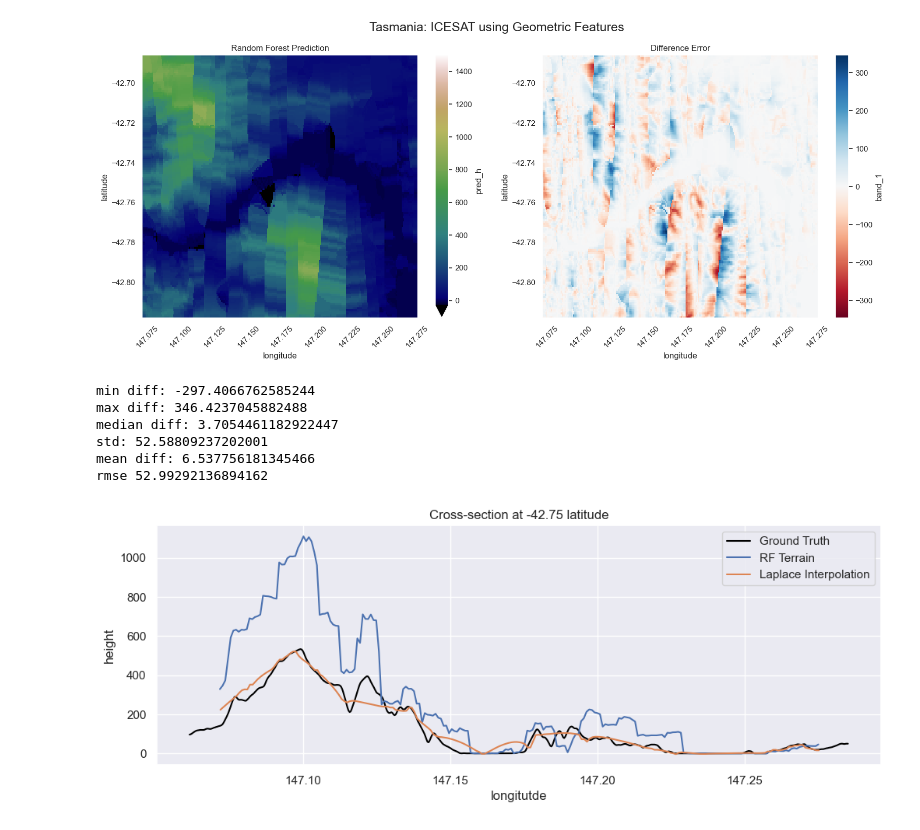
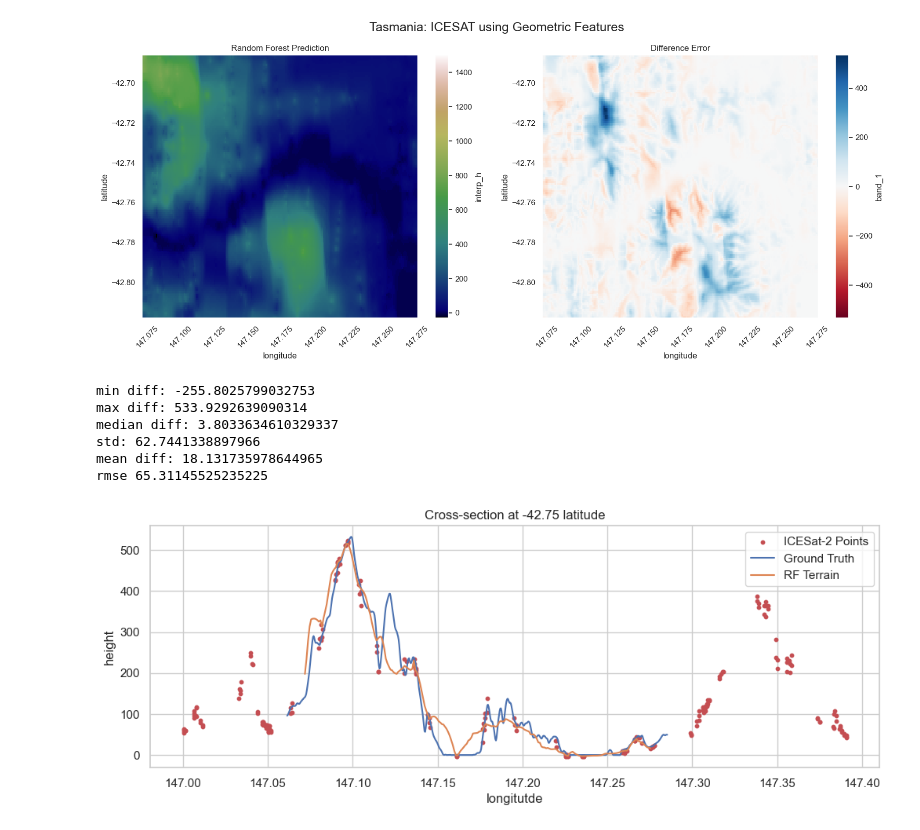
Before and after one commit to leowlk/RF_Terrain, a Jupyter notebook: notebooks/error_metrics.ipynb, the cells around one changed output. Saved outputs shown, nothing was run; the diff lists cells and outputs as text; code cells hidden in the pictures.

Commit message:
add icesat to scatter

```diff
--- a/notebooks/error_metrics.ipynb
+++ b/notebooks/error_metrics.ipynb
@@ -43,7 +43,7 @@ class Analysis:
 # %%
 tasman_ground_truth = '../ICESAT/tasmania/gnd_dem_02.tif'
 # tasman_pred_laplace = '../ICESAT/tasmania/features_tmp/interp_laplace_h.tif'
-tasman_pred_idw = '../ICESAT/tasmania/featres_tmp/tasmania_idw.tif'
+tasman_pred_idw = '../ICESAT/tasmania/features_tmp/unused/interp_idw_h.tif'
 tasman_pred_tin = '../ICESAT/tasmania/tasmania_tin.tif'
 tasman_pred_nni = '../ICESAT/tasmania/tasmania_nni.tif'
 tasman_pred_rf = '../ICESAT/tasmania/results/tasmania_pred_sklearn.tif'
@@ -119,7 +111,7 @@ rmse 530.3296958228087
 tasman = Analysis()
 tasman_ground_truth = '../ICESAT/tasmania/gnd_dem_02.tif'
 tasman.set_ground_truth(tasman_ground_truth)
-tasman.set_test_data(tasman_icesat_geom)
+tasman.set_test_data(tasman_pred_idw)
 # tasman.set_test_data2(tasman_pred_laplace)
 # tasman.difference.band_1.plot()
 
@@ -137,7 +129,6 @@ tasman_dataset1 = tasman.test_data.sel(
 #     x=slice(tasman.ground_truth['x'].min()+0.01, tasman.ground_truth['x'].max()-0.01),
 #     y=slice(tasman.ground_truth['y'].min()+0.01, tasman.ground_truth['y'].max()-0.01)
 # )
-
 
 fig, axes = plt.subplots(nrows=1, ncols=2, figsize=(16,7))
 
@@ -168,17 +159,31 @@ print("mean diff:",np.mean(difference))
 rmse = math.sqrt(np.mean(difference**2))
 print("rmse", rmse)
 # %% [output]
-[figure, old version]
+[figure, new version]
-min diff: -297.4066762585244
-max diff: 346.4237045882488
-median diff: 3.7054461182922447
-std: 52.58809237202001
-mean diff: 6.537756181345466
-rmse 52.99292136894162
+min diff: -255.8025799032753
+max diff: 533.9292639090314
+median diff: 3.8033634610329337
+std: 62.7441338897966
+mean diff: 18.131735978644965
+rmse 65.31145525235225
 # %%
 # cross_section_gnd = tasman_gnd.sel(y=-42.80, method='nearest')
 # cross_section_test = tasman_dataset1.sel(y=-42.80, method='nearest')
+
+taz = r"../ICESAT/tasmania/tasmania.csv"
+icesat = pd.read_csv(taz)
+lats = icesat['lat'][:]
+lons = icesat['lon'][:]
+elevations = icesat['h_te_interp'][:]
+
 target_lat = -42.75
+tolerance = 0.001 # Tolerance range (+/- 0.2 degrees)
+
+indices = np.where((lats >= target_lat - tolerance) & (lats <= target_lat + tolerance))
+# Extract data for the selected latitude range
+s_lons = lons[indices[0]]
+s_elev = elevations[indices[0]]
+
 # tasman_dataset1.band_1.plot(label="ground truth")
 mask = tasman.ground_truth != -9999
 filtered_data = tasman.ground_truth.where(mask, drop=True)
@@ -186,36 +191,38 @@ filtered_data = tasman.ground_truth.where(mask, drop=True)
 
 # filtered_data.band_1.plot(label="ground truth")
 cross_section_gnd = filtered_data.sel(y=target_lat, method='nearest')
 cross_section_test = tasman_dataset1.sel(y=target_lat, method='nearest')
 # cross_section_laplace = tasman_dataset2.sel(y=target_lat, method='nearest')
 
 
 # icesatpoints = pd.read_csv('../ICESAT/tasmania/tasmania.csv')
 # measurement_x = icesatpoints['lon'].values
 # measurement_y = icesatpoints['lat'].values
 # mask = np.abs(measurement_y - -42.71) <= 0.1
 
 # target_y = -42.70
 # tolerance = 0.01
 
 # Filter the y-axis values based on the mask
 # filtered_x = measurement_x[(measurement_y >= target_y - tolerance) & (measurement_y <= target_y + tolerance)]
 # filtered_y = measurement_y[(measurement_y >= target_y - tolerance) & (measurement_y <= target_y + tolerance)]
 
 plt.figure(figsize=(12, 4))
+plt.scatter(s_lons, s_elev, s=10, c='r', label='ICESat-2 Points')
+
 # plt.scatter(filtered_x, filtered_y, c='red', marker='o', label='Measurements', s=1)
-cross_section_gnd.band_1.plot(label="Ground Truth", c='black')
+cross_section_gnd.band_1.plot(label="Ground Truth")
 cross_section_test.band_1.plot(label="RF Terrain")
-cross_section_laplace.band_1.plot(label="Laplace Interpolation")
 
+# cross_section_laplace.band_1.plot(label="Laplace Interpolation")
 plt.legend()
 plt.xlabel('longitutde')
 plt.ylabel('height')
 plt.title(f'Cross-section at {target_lat} latitude')
 
 plt.show()
 # %% [output]
-[figure, old version]
+[figure, new version]
 # %%
 icesatpoints = pd.read_csv('../ICESAT/tasmania/tasmania.csv')
 x = icesatpoints['lon'].values
```
Also changed, not shown: parts of 4 cells of this notebook, 9 other files.
